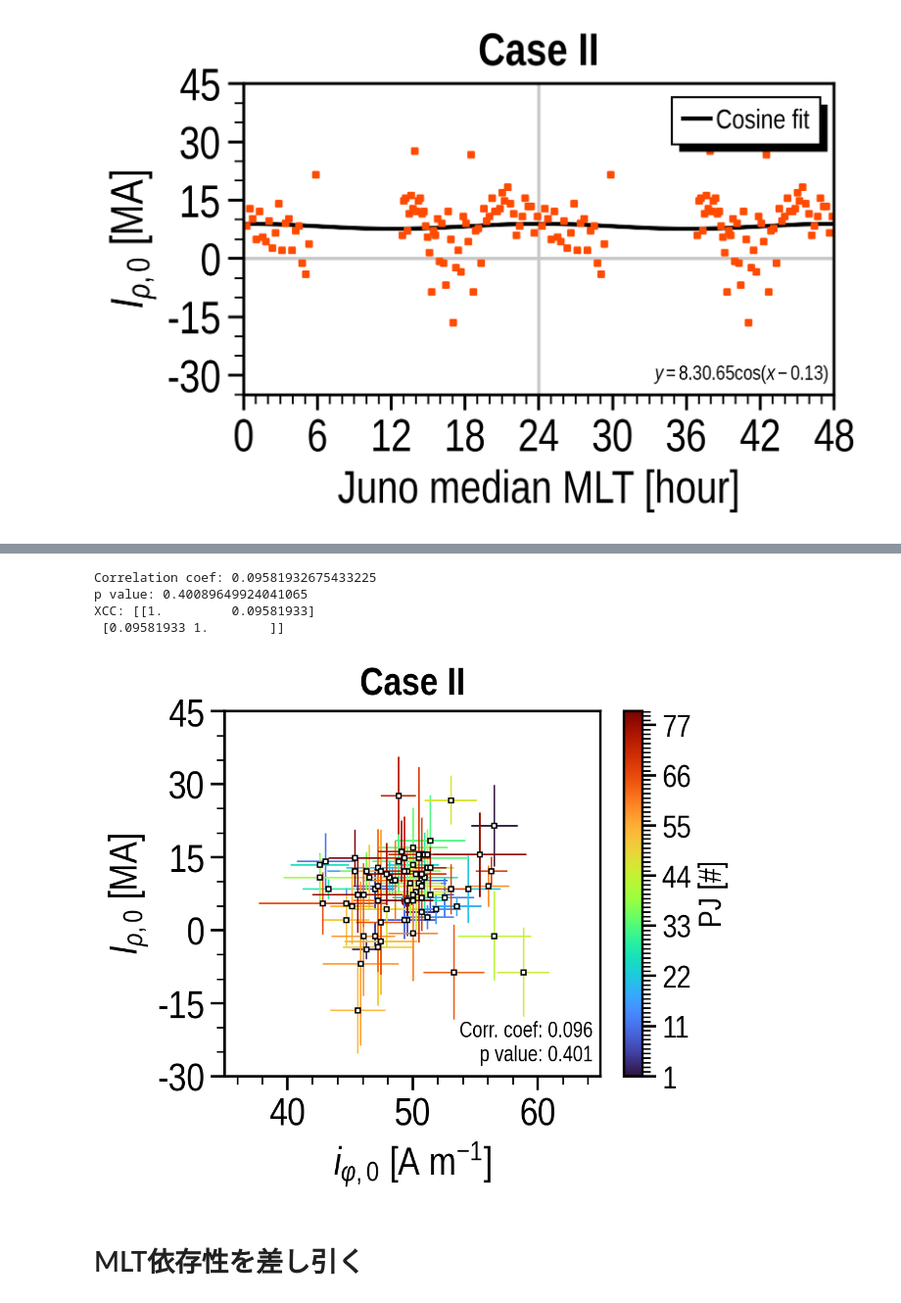
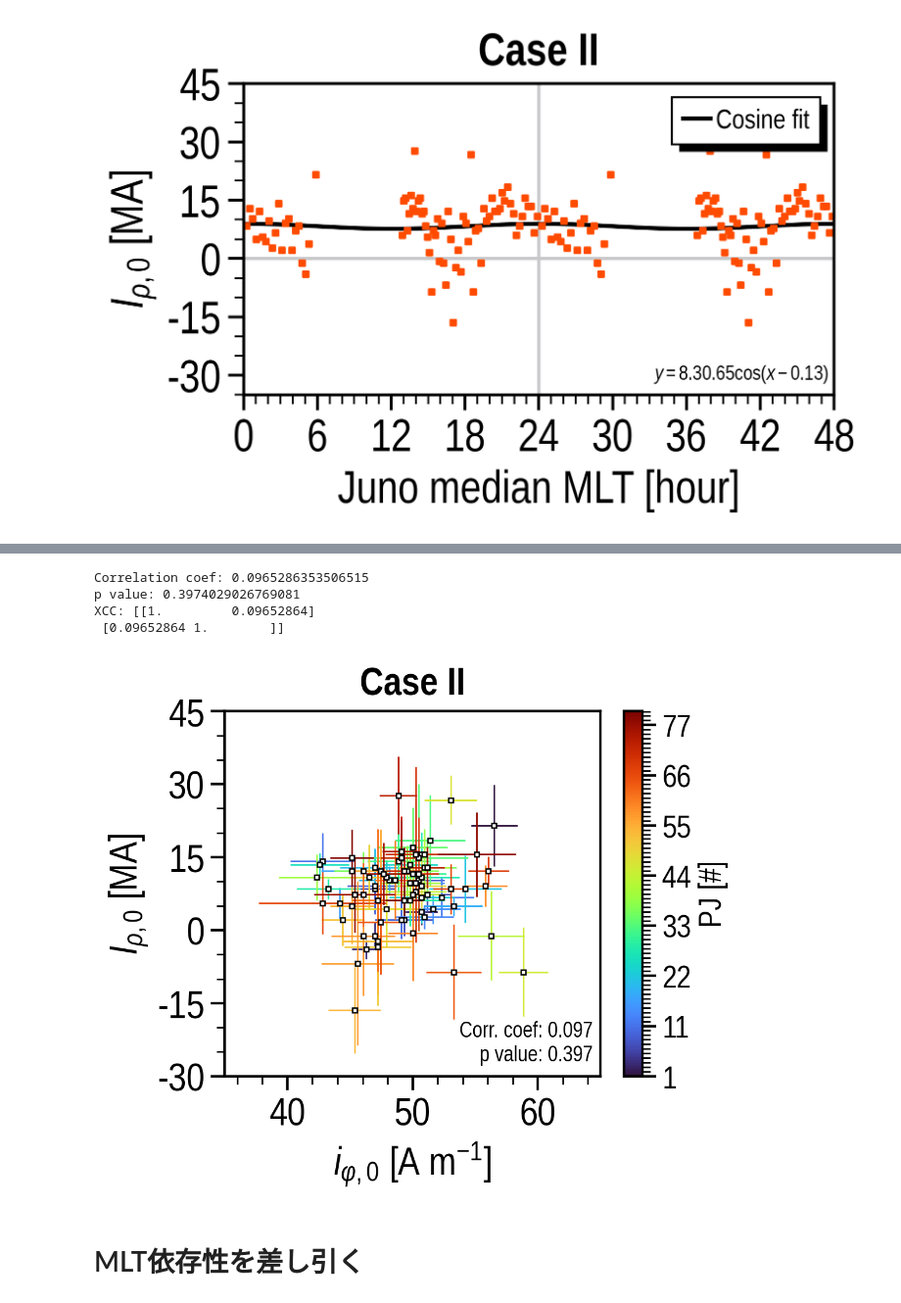
Before and after one commit to ShinnosukeSatoh/NewCurrentSheetModel, a Jupyter notebook: MAG_currentsheet_rms_3.ipynb, the cells around one changed output, grey strips where cells are left out. Shown at 98% size. Cells and saved outputs as stored; diff of their text form; code cells hidden in the pictures.

```diff
--- a/MAG_currentsheet_rms_3.ipynb
+++ b/MAG_currentsheet_rms_3.ipynb
@@ -103,9 +106,11 @@ PJ_list = [1, 3, 4, 5,
            66, 67, 68, 69, 70,
            71, 72, 73, 74, 75,
            76, 77, 78, 79, 80]
-dir = 'results/insitu_fit_a0_a1_b1_36rj'
+dir = 'results/insitu_fit_a0_a1_b2_36rj'
 f0 = np.loadtxt(dir+'/result_PJ' +
                 str(PJ_list[0]).zfill(2)+'_PJ'+str(PJ_list[-1]).zfill(2)+'.txt')
+case = 'Case II'
+linecolor = UC.pink
 # %%
 # %% Juno's perijove times
 JUNO_PJ_TIMES = [
@@ -1152,7 +1216,7 @@ vmax = 80.0
 cmap = plt.get_cmap('turbo')
 norm = mplcolors.Normalize(vmin=vmin, vmax=vmax)
 
-sc = F.ax.scatter(f0[i, 1]*1E+6, f0[i, 3], c=f0[i, 0],
+sc = F.ax.scatter(-99.0, -99.0, c=f0[i, 0],
                   vmin=vmin, vmax=vmax, cmap=cmap)
 for i in range(f0[:, 1].size):
     F.ax.errorbar(x=f0[i, 1]*1E+6, y=f0[i, 3],
@@ -1164,40 +1228,40 @@ for i in range(f0[:, 1].size):
                   markerfacecolor='w',
                   markeredgewidth=0.8,
                   zorder=4)
 
 # Normal correlation coefficient
-coef, p_value = stats.pearsonr(i_phi0, I_rho0)
+coef, p_value = stats.pearsonr(f0[:, 1]*1E+6, f0[:, 3])
 print('Correlation coef:', coef)
 print('p value:', p_value)
 
 # Cross correlation coefficient
 print('XCC:', np.corrcoef(f0[:, 1]*1E+6, f0[:, 3]))
 
 F.ax.text(0.98, 0.03,
           r'Corr. coef: '+str(round(coef, 3))+'\n' +
           r'p value: '+str(round(p_value, 3)),
           color='k',
           fontsize=F.fontsize*0.55,
           verticalalignment='bottom',
           horizontalalignment='right',
           transform=F.ax.transAxes)
 
-F.ax.set_title('Case II', weight='bold')
+F.ax.set_title(case, weight='bold')
 
 cax = F.fig.colorbar(sc, ax=F.ax)
 cax.ax.set_yticks(np.linspace(1, 77, 8))
 cax.ax.set_yticklabels(np.linspace(
     1, 77, 8, dtype=int), fontsize=F.fontsize*0.8)
 cax.ax.yaxis.set_minor_locator(ptick.AutoMinorLocator(11))
 cax.ax.set_ylabel(r'PJ [#]', fontsize=F.fontsize*0.8)
 
 plt.savefig('img/'+dir[8:]+'_MLT_fit_004.pdf', bbox_inches='tight')
 # %% [output]
-Correlation coef: 0.09581932675433225
-p value: 0.40089649924041065
-XCC: [[1.         0.09581933]
- [0.09581933 1.        ]]
+Correlation coef: 0.0965286353506515
+p value: 0.3974029026769081
+XCC: [[1.         0.09652864]
+ [0.09652864 1.        ]]
-[figure, old version]
+[figure, new version]
 # %% [markdown]
 # MLT依存性を差し引く
 # %%
```
Also changed, not shown: parts of 10 cells of this notebook, 6 other files.
